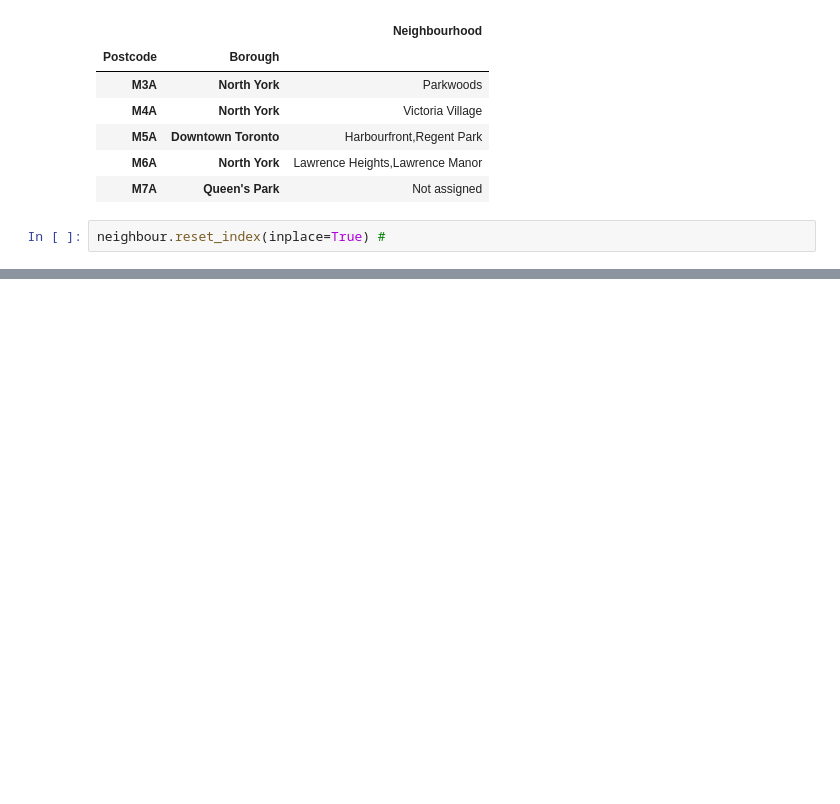
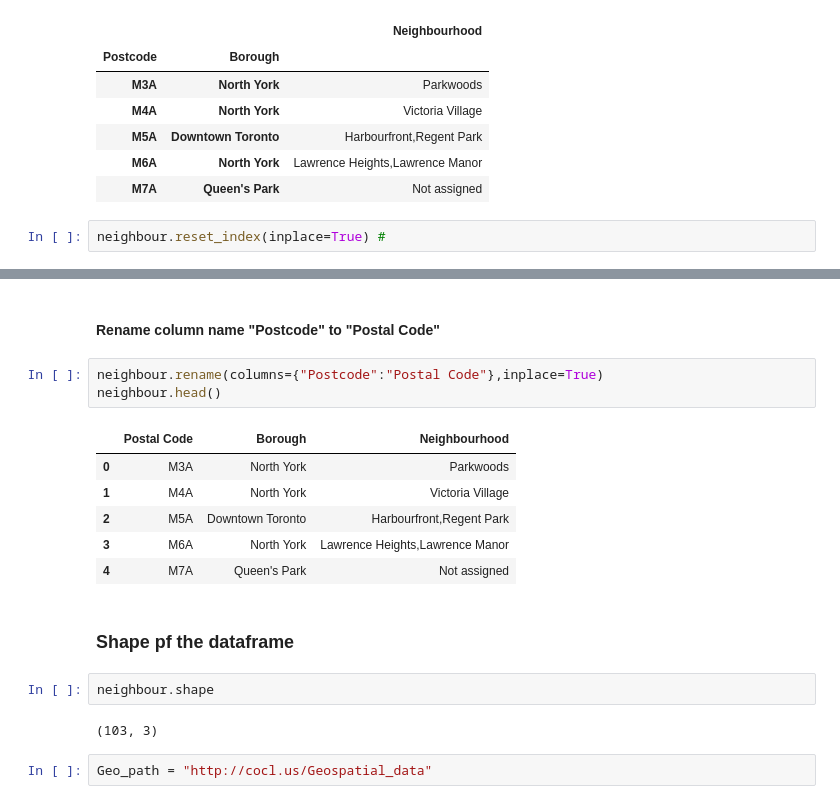
Before and after one commit to pitamganai/Capstone_project, a Jupyter notebook: Caostone_Project_Week3.ipynb, the cells around one changed output, grey strips where cells are left out. Saved outputs shown, nothing was run; the diff lists cells and outputs as text; blank space fills up the shorter version.

```diff
--- a/Caostone_Project_Week3.ipynb
+++ b/Caostone_Project_Week3.ipynb
@@ -136,0 +127,20 @@ neighbour
+# %% [markdown]
+#### Rename column name  "Postcode" to "Postal Code"
+# %%
+neighbour.rename(columns={"Postcode":"Postal Code"},inplace=True)
+neighbour.head()
+# %% [output]
+|  | Postal Code | Borough | Neighbourhood |
+| 0 | M3A | North York | Parkwoods |
+| 1 | M4A | North York | Victoria Village |
+| 2 | M5A | Downtown Toronto | Harbourfront,Regent Park |
+| 3 | M6A | North York | Lawrence Heights,Lawrence Manor |
+| 4 | M7A | Queen's Park | Not assigned |
+# %% [markdown]
+### Shape pf the dataframe
+# %%
+neighbour.shape
+# %% [output]
+(103, 3)
+# %%
+Geo_path = "http://cocl.us/Geospatial_data"
```
Also changed, not shown: parts of 6 cells of this notebook.
